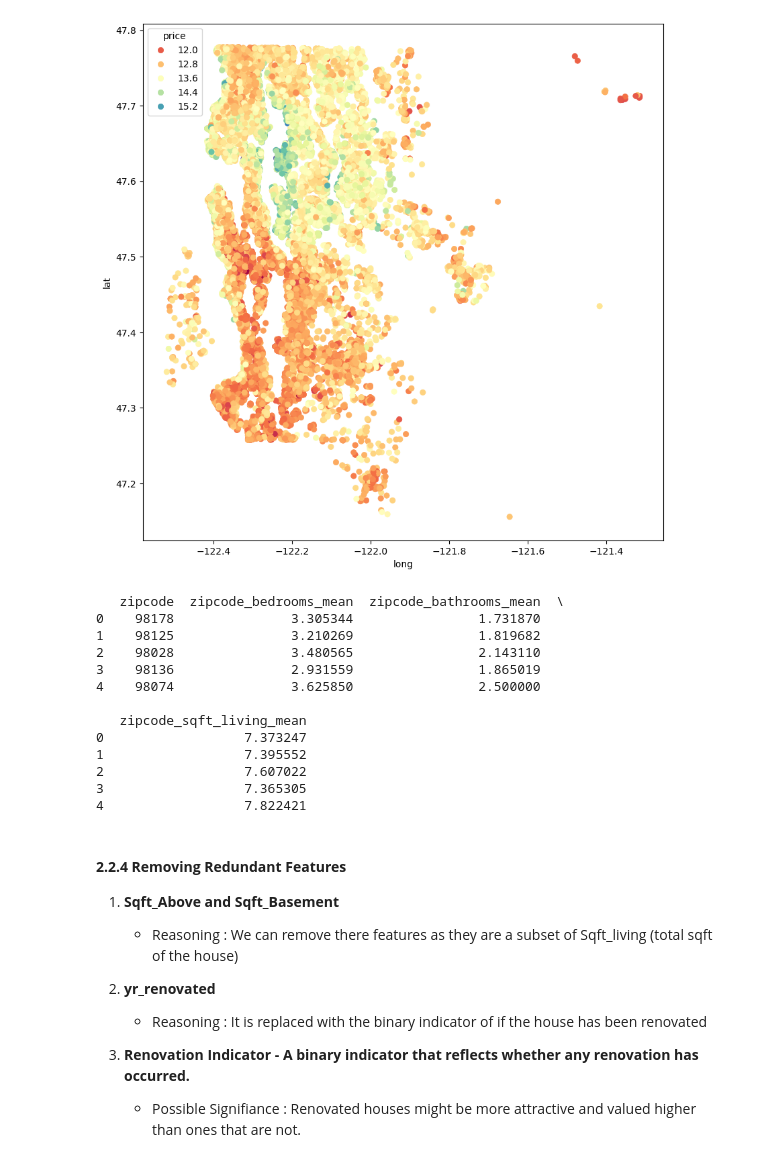
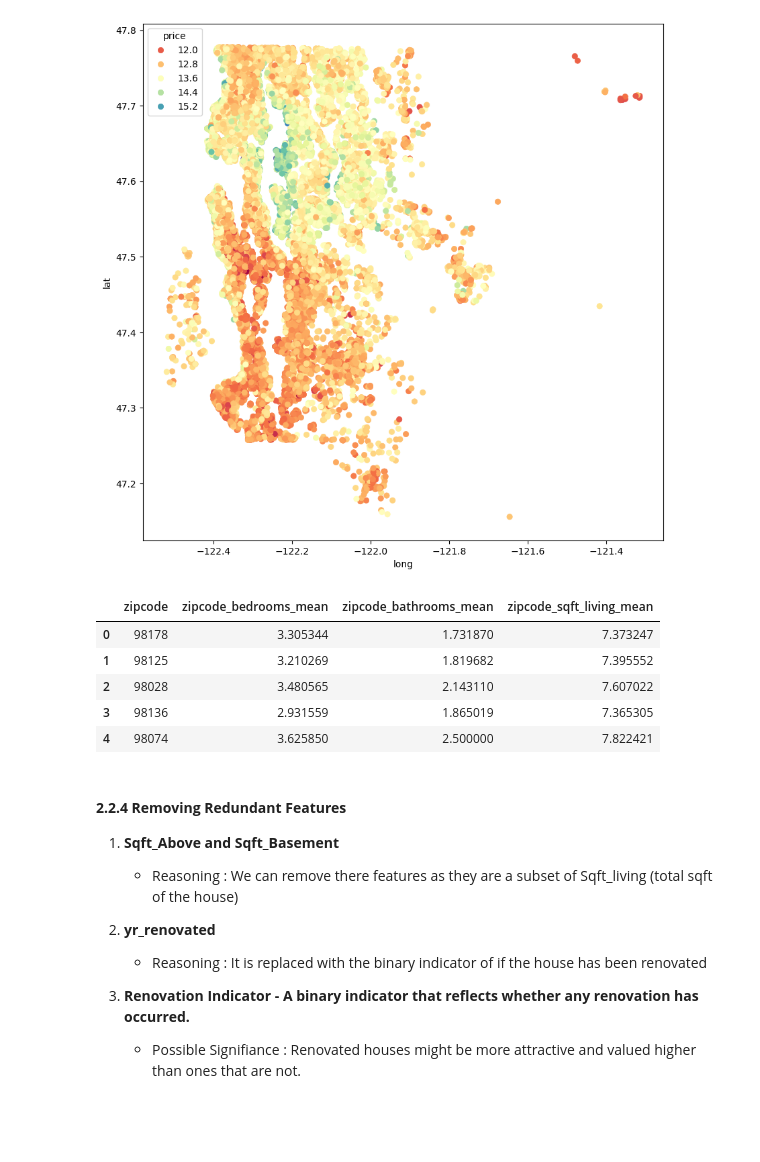
Before and after one commit to alexmakh12/fall23-cs577-project, a Jupyter notebook: src/models/main.ipynb, the cells around one changed output. Cells and saved outputs as stored; diff of their text form; code cells hidden in the pictures; blank space fills up the shorter version.

```diff
--- a/src/models/main.ipynb
+++ b/src/models/main.ipynb
@@ -576,35 +614,28 @@ plt.show()
 # %%
 zipcode_stats = df.groupby('zipcode').mean()
 
 zipcode_stats = zipcode_stats[['bedrooms', 'bathrooms', 'sqft_living', 'grade', 'condition', 'bath_bed_ratio']].reset_index()
 
 zipcode_stats.columns = [
     'zipcode',
     'zipcode_bedrooms_mean',
     'zipcode_bathrooms_mean',
     'zipcode_sqft_living_mean',
     'zipcode_grade_mean',
     'zipcode_condition_mean',
     'zipcode_bath_bed_ratio_mean'
 ]
 
 df = df.merge(zipcode_stats, on='zipcode', how='left')
 
-print(df[['zipcode', 'zipcode_bedrooms_mean', 'zipcode_bathrooms_mean', 'zipcode_sqft_living_mean']].head())
+df[['zipcode', 'zipcode_bedrooms_mean', 'zipcode_bathrooms_mean', 'zipcode_sqft_living_mean']].head()
 # %% [output]
-   zipcode  zipcode_bedrooms_mean  zipcode_bathrooms_mean  \
-0    98178               3.305344                1.731870
-1    98125               3.210269                1.819682
-2    98028               3.480565                2.143110
-3    98136               2.931559                1.865019
-4    98074               3.625850                2.500000
-
-   zipcode_sqft_living_mean
-0                  7.373247
-1                  7.395552
-2                  7.607022
-3                  7.365305
-4                  7.822421
+|  | zipcode | zipcode_bedrooms_mean | zipcode_bathrooms_mean | zipcode_sqft_living_mean |
+| 0 | 98178 | 3.305344 | 1.731870 | 7.373247 |
+| 1 | 98125 | 3.210269 | 1.819682 | 7.395552 |
+| 2 | 98028 | 3.480565 | 2.143110 | 7.607022 |
+| 3 | 98136 | 2.931559 | 1.865019 | 7.365305 |
+| 4 | 98074 | 3.625850 | 2.500000 | 7.822421 |
 # %% [markdown]
 #### **2.2.4 Removing Redundant Features**
 
```
Also changed, not shown: parts of 12 cells of this notebook.
